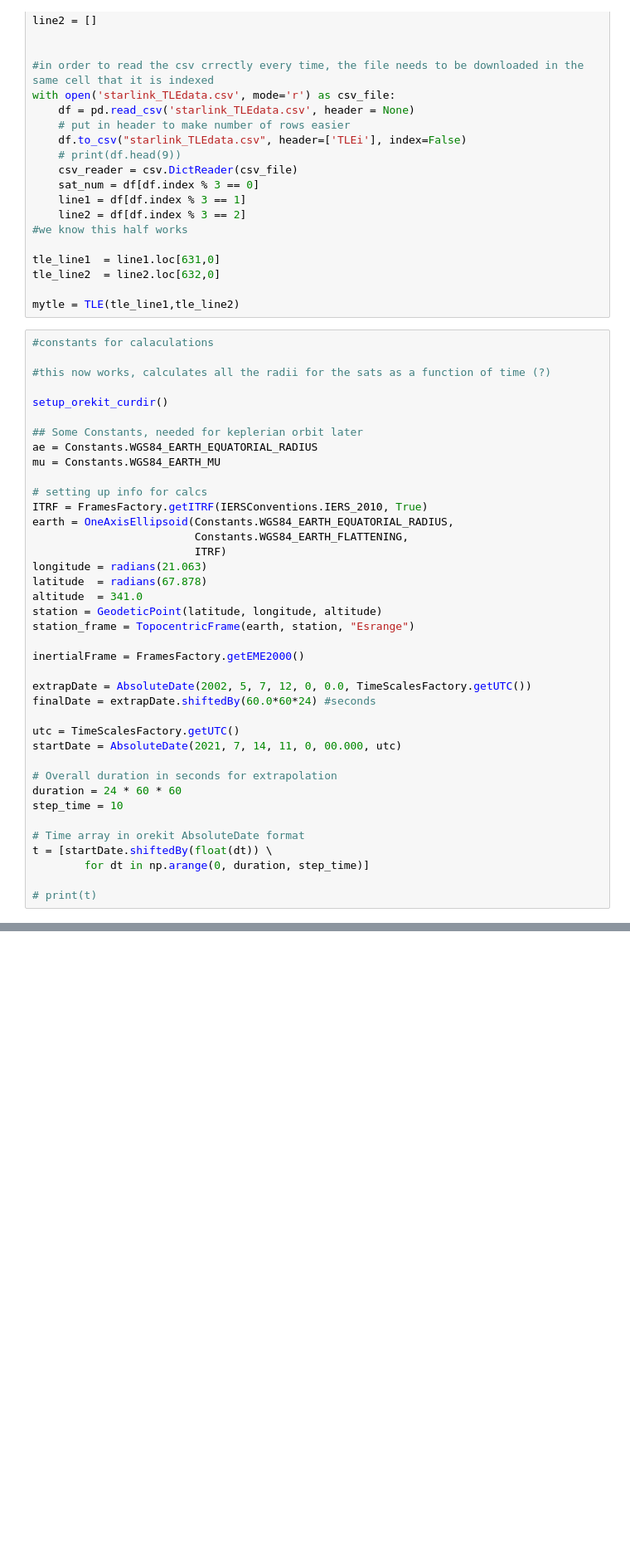
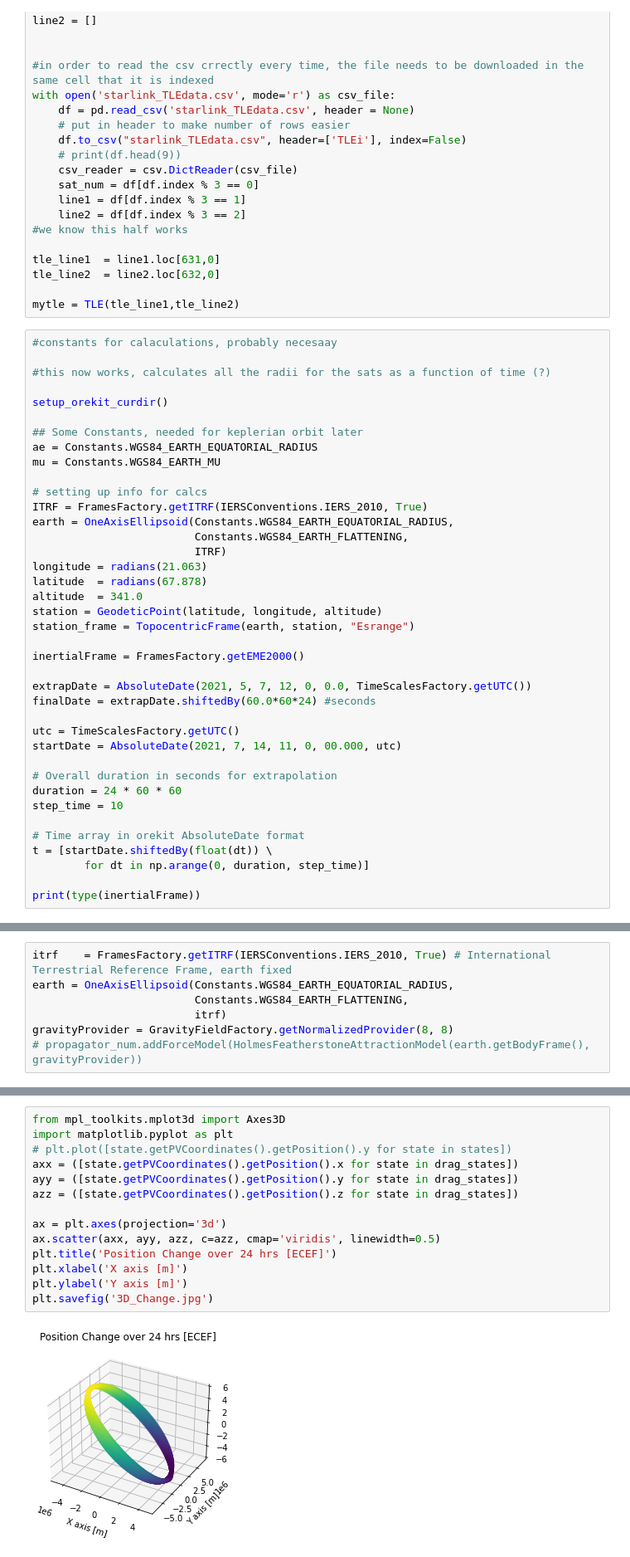
Before and after one commit to NickMoraga/NickMoraga, a Jupyter notebook: drag_calc.ipynb, the cells around one changed output, grey strips where cells are left out. Shown at 83% size. Cells and saved outputs as stored; diff of their text form; blank space fills up the shorter version.

```diff
--- a/drag_calc.ipynb
+++ b/drag_calc.ipynb
@@ -139,7 +151,7 @@ tle_line2  = line2.loc[632,0]
 
 mytle = TLE(tle_line1,tle_line2)
 # %%
-#constants for calaculations
+#constants for calaculations, probably necesaay
 
 #this now works, calculates all the radii for the sats as a function of time (?)
 
@@ -162,7 +174,7 @@ station_frame = TopocentricFrame(earth, station, "Esrange")
 
 inertialFrame = FramesFactory.getEME2000()
 
-extrapDate = AbsoluteDate(2002, 5, 7, 12, 0, 0.0, TimeScalesFactory.getUTC())
+extrapDate = AbsoluteDate(2021, 5, 7, 12, 0, 0.0, TimeScalesFactory.getUTC())
 finalDate = extrapDate.shiftedBy(60.0*60*24) #seconds
 
 utc = TimeScalesFactory.getUTC()
@@ -176,4 +188,4 @@ step_time = 10
 t = [startDate.shiftedBy(float(dt)) \
         for dt in np.arange(0, duration, step_time)]
 
-# print(t)
+print(type(inertialFrame))
@@ -350,0 +524,7 @@ from force_functions import draggin
+# %%
+itrf    = FramesFactory.getITRF(IERSConventions.IERS_2010, True) # International Terrestrial Reference Frame, earth fixed
+earth = OneAxisEllipsoid(Constants.WGS84_EARTH_EQUATORIAL_RADIUS,
+                         Constants.WGS84_EARTH_FLATTENING,
+                         itrf)
+gravityProvider = GravityFieldFactory.getNormalizedProvider(8, 8)
+# propagator_num.addForceModel(HolmesFeatherstoneAttractionModel(earth.getBodyFrame(), gravityProvider))
@@ -350,0 +635,16 @@ from force_functions import draggin
+# %%
+from mpl_toolkits.mplot3d import Axes3D
+import matplotlib.pyplot as plt
+# plt.plot([state.getPVCoordinates().getPosition().y for state in states])
+axx = ([state.getPVCoordinates().getPosition().x for state in drag_states])
+ayy = ([state.getPVCoordinates().getPosition().y for state in drag_states])
+azz = ([state.getPVCoordinates().getPosition().z for state in drag_states])
+
+ax = plt.axes(projection='3d')
+ax.scatter(axx, ayy, azz, c=azz, cmap='viridis', linewidth=0.5)
+plt.title('Position Change over 24 hrs [ECEF]')
+plt.xlabel('X axis [m]')
+plt.ylabel('Y axis [m]')
+plt.savefig('3D_Change.jpg')
+# %% [output]
+[figure, added]
```
Also changed, not shown: parts of 18 cells of this notebook.
